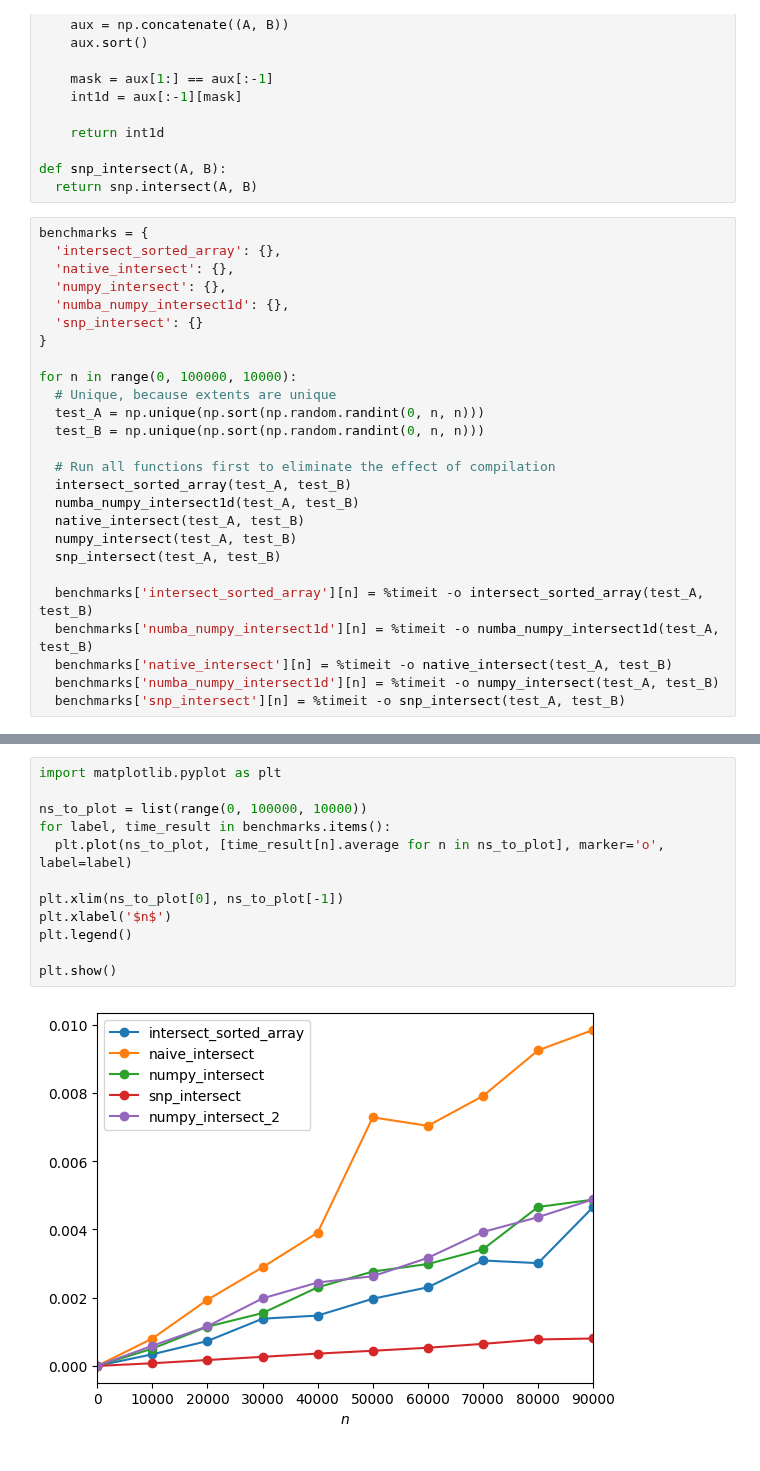
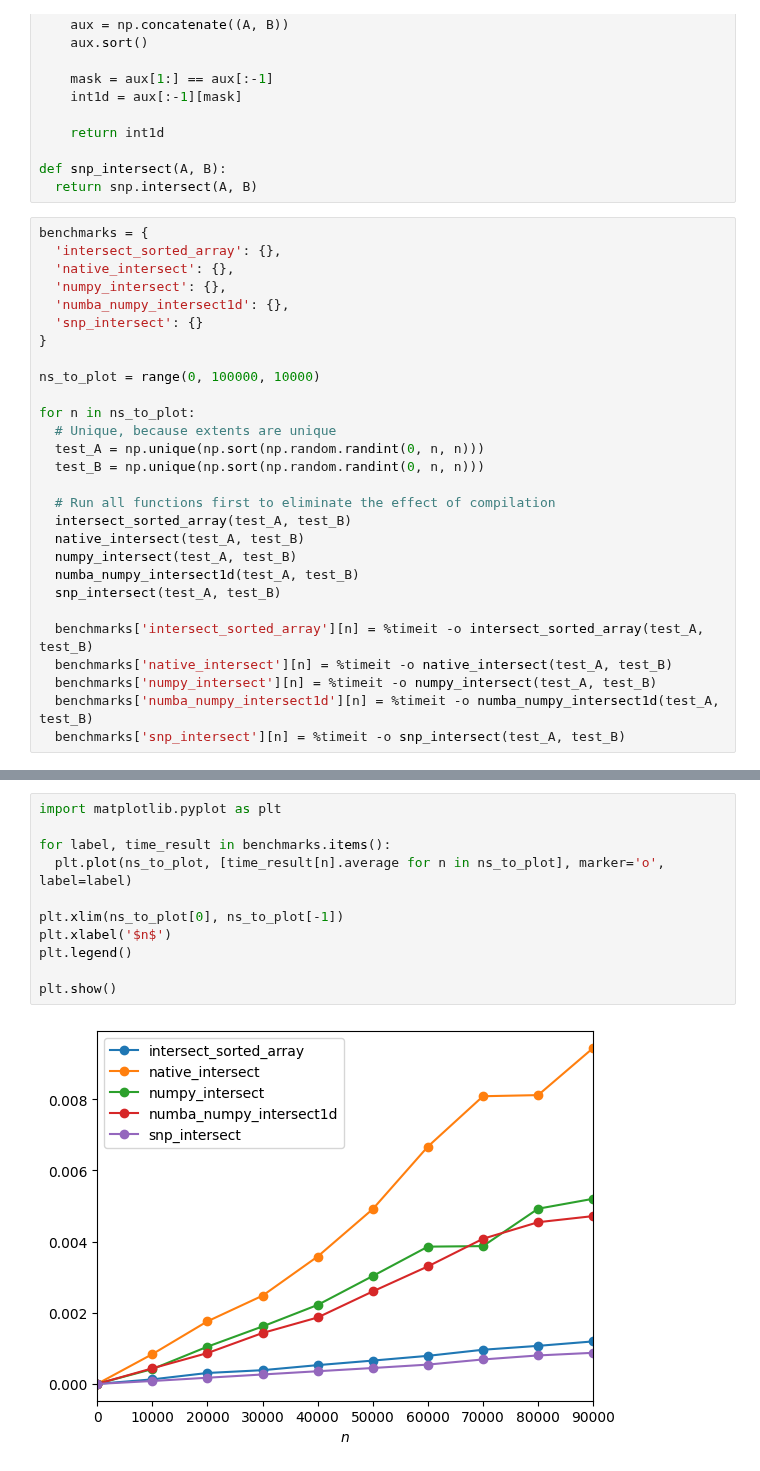
Before and after one commit to marioboley/realkd.py, a Jupyter notebook: intersection.ipynb, the cells around one changed output, grey strips where cells are left out. Cells and saved outputs as stored; diff of their text form.

```diff
--- a/intersection.ipynb
+++ b/intersection.ipynb
@@ -54,21 +54,23 @@ benchmarks = {
   'snp_intersect': {}
 }
 
-for n in range(0, 100000, 10000):
+ns_to_plot = range(0, 100000, 10000)
+
+for n in ns_to_plot:
   # Unique, because extents are unique
   test_A = np.unique(np.sort(np.random.randint(0, n, n)))
   test_B = np.unique(np.sort(np.random.randint(0, n, n)))
 
   # Run all functions first to eliminate the effect of compilation
   intersect_sorted_array(test_A, test_B)
-  numba_numpy_intersect1d(test_A, test_B)
   native_intersect(test_A, test_B)
   numpy_intersect(test_A, test_B)
+  numba_numpy_intersect1d(test_A, test_B)
   snp_intersect(test_A, test_B)
 
   benchmarks['intersect_sorted_array'][n] = %timeit -o intersect_sorted_array(test_A, test_B)
+  benchmarks['native_intersect'][n] = %timeit -o native_intersect(test_A, test_B)
+  benchmarks['numpy_intersect'][n] = %timeit -o numpy_intersect(test_A, test_B)
   benchmarks['numba_numpy_intersect1d'][n] = %timeit -o numba_numpy_intersect1d(test_A, test_B)
-  benchmarks['native_intersect'][n] = %timeit -o native_intersect(test_A, test_B)
-  benchmarks['numba_numpy_intersect1d'][n] = %timeit -o numpy_intersect(test_A, test_B)
   benchmarks['snp_intersect'][n] = %timeit -o snp_intersect(test_A, test_B)
 # %% [output]
@@ -92,14 +94,13 @@ for n in range(0, 100000, 10000):
 # %%
 import matplotlib.pyplot as plt
 
-ns_to_plot = list(range(0, 100000, 10000))
 for label, time_result in benchmarks.items():
   plt.plot(ns_to_plot, [time_result[n].average for n in ns_to_plot], marker='o', label=label)
 
 plt.xlim(ns_to_plot[0], ns_to_plot[-1])
 plt.xlabel('$n$')
 plt.legend()
 
 plt.show()
 # %% [output]
-[figure, old version]
+[figure, new version]
```
Also changed, not shown: parts of 1 cell of this notebook, 6 other files.
